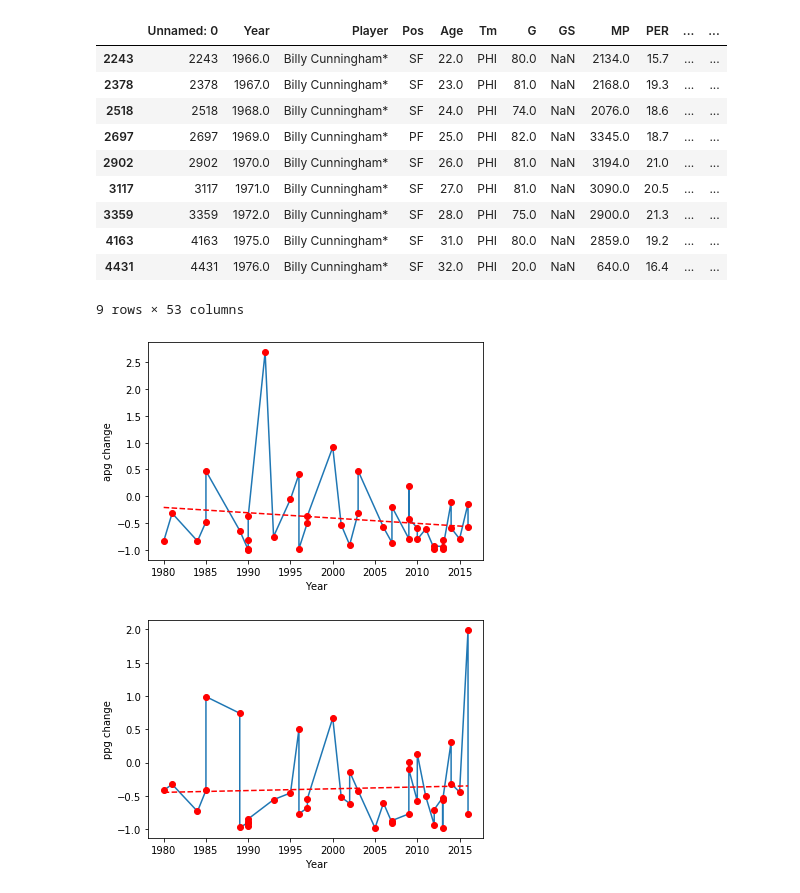
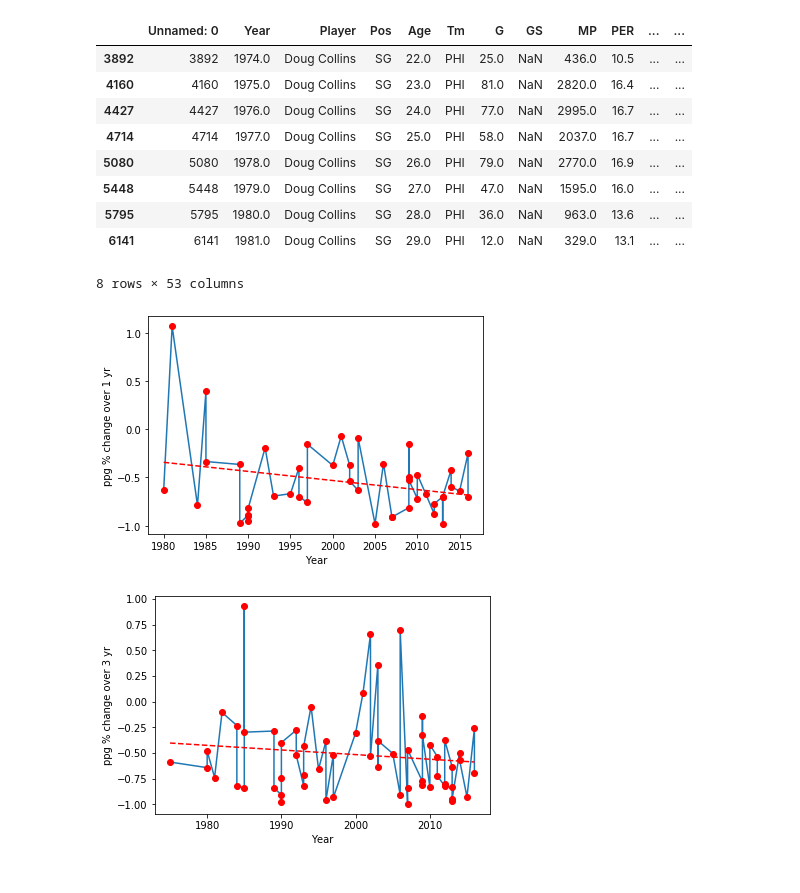
Before and after one commit to noogie13/nba-acl, a Jupyter notebook: analysis.ipynb, the cells around one changed output. Drawn from its saved outputs; the diff is of its cells as text; code cells hidden in the pictures.

```diff
--- a/analysis.ipynb
+++ b/analysis.ipynb
@@ -5,24 +5,23 @@ import numpy
 # %%
 player_list = [Player(name,years) for name,years in players_raw.items()]
 # %%
-player_list[0].stats
+player_list[1].stats
 # %% [output]
 |  | Unnamed: 0 | Year | Player | Pos | Age | Tm | G | GS | MP | PER | ... | ... |
-| 2243 | 2243 | 1966.0 | Billy Cunningham* | SF | 22.0 | PHI | 80.0 | NaN | 2134.0 | 15.7 | ... | ... |
-| 2378 | 2378 | 1967.0 | Billy Cunningham* | SF | 23.0 | PHI | 81.0 | NaN | 2168.0 | 19.3 | ... | ... |
-| 2518 | 2518 | 1968.0 | Billy Cunningham* | SF | 24.0 | PHI | 74.0 | NaN | 2076.0 | 18.6 | ... | ... |
-| 2697 | 2697 | 1969.0 | Billy Cunningham* | PF | 25.0 | PHI | 82.0 | NaN | 3345.0 | 18.7 | ... | ... |
-| 2902 | 2902 | 1970.0 | Billy Cunningham* | SF | 26.0 | PHI | 81.0 | NaN | 3194.0 | 21.0 | ... | ... |
-| 3117 | 3117 | 1971.0 | Billy Cunningham* | SF | 27.0 | PHI | 81.0 | NaN | 3090.0 | 20.5 | ... | ... |
-| 3359 | 3359 | 1972.0 | Billy Cunningham* | SF | 28.0 | PHI | 75.0 | NaN | 2900.0 | 21.3 | ... | ... |
-| 4163 | 4163 | 1975.0 | Billy Cunningham* | SF | 31.0 | PHI | 80.0 | NaN | 2859.0 | 19.2 | ... | ... |
-| 4431 | 4431 | 1976.0 | Billy Cunningham* | SF | 32.0 | PHI | 20.0 | NaN | 640.0 | 16.4 | ... | ... |
+| 3892 | 3892 | 1974.0 | Doug Collins | SG | 22.0 | PHI | 25.0 | NaN | 436.0 | 10.5 | ... | ... |
+| 4160 | 4160 | 1975.0 | Doug Collins | SG | 23.0 | PHI | 81.0 | NaN | 2820.0 | 16.4 | ... | ... |
+| 4427 | 4427 | 1976.0 | Doug Collins | SG | 24.0 | PHI | 77.0 | NaN | 2995.0 | 16.7 | ... | ... |
+| 4714 | 4714 | 1977.0 | Doug Collins | SG | 25.0 | PHI | 58.0 | NaN | 2037.0 | 16.7 | ... | ... |
+| 5080 | 5080 | 1978.0 | Doug Collins | SG | 26.0 | PHI | 79.0 | NaN | 2770.0 | 16.9 | ... | ... |
+| 5448 | 5448 | 1979.0 | Doug Collins | SG | 27.0 | PHI | 47.0 | NaN | 1595.0 | 16.0 | ... | ... |
+| 5795 | 5795 | 1980.0 | Doug Collins | SG | 28.0 | PHI | 36.0 | NaN | 963.0 | 13.6 | ... | ... |
+| 6141 | 6141 | 1981.0 | Doug Collins | SG | 29.0 | PHI | 12.0 | NaN | 329.0 | 13.1 | ... | ... |
-9 rows × 53 columns
+8 rows × 53 columns
 # %%
-plot_stat(player_list,apg)
+plot_stat(player_list,ppg,1)
 # %% [output]
-[figure, old version]
+[figure, new version]
 # %%
-plot_stat(player_list,ppg)
+plot_stat(player_list,ppg,3)
 # %% [output]
-[figure, old version]
+[figure, new version]
```
Also changed, not shown: parts of 4 cells of this notebook.
